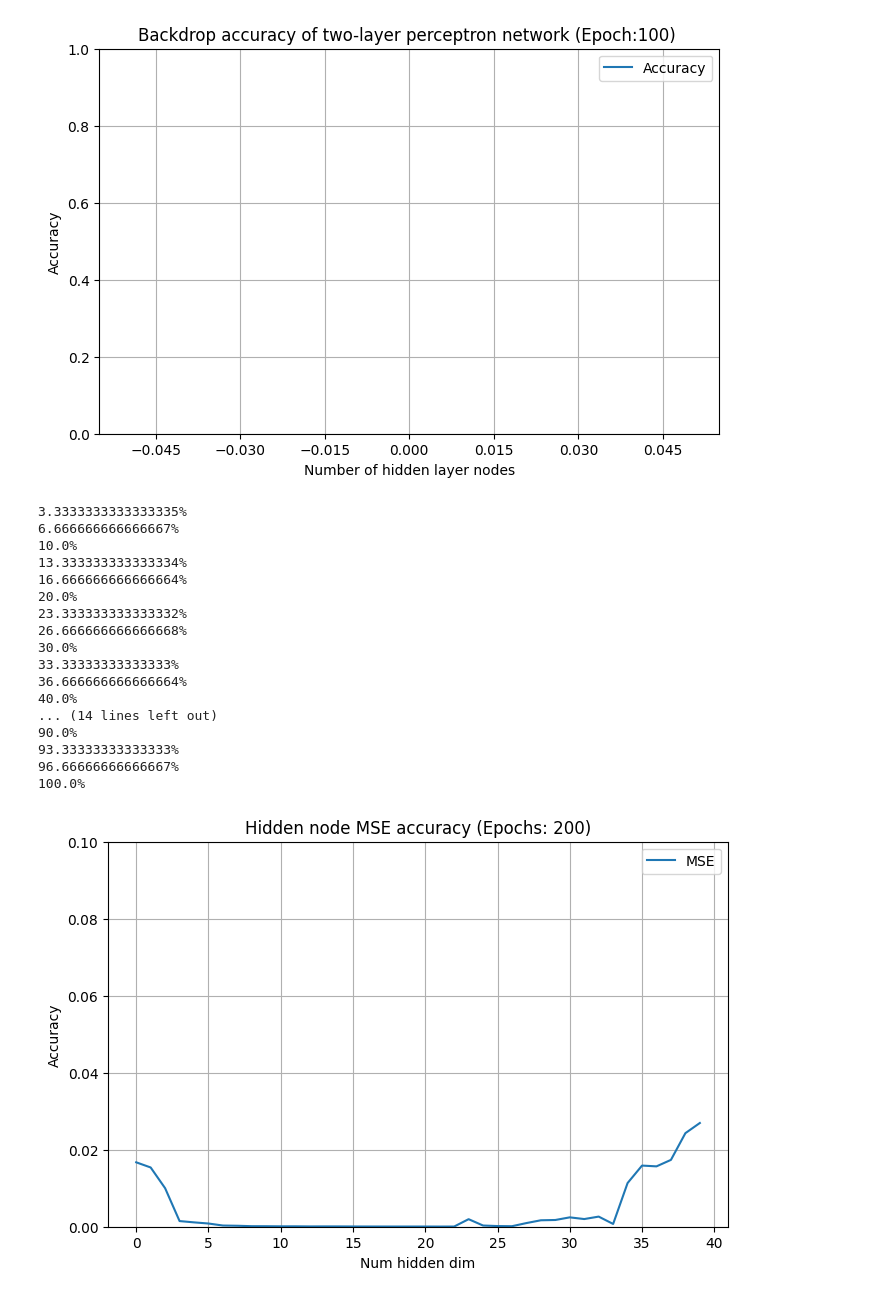
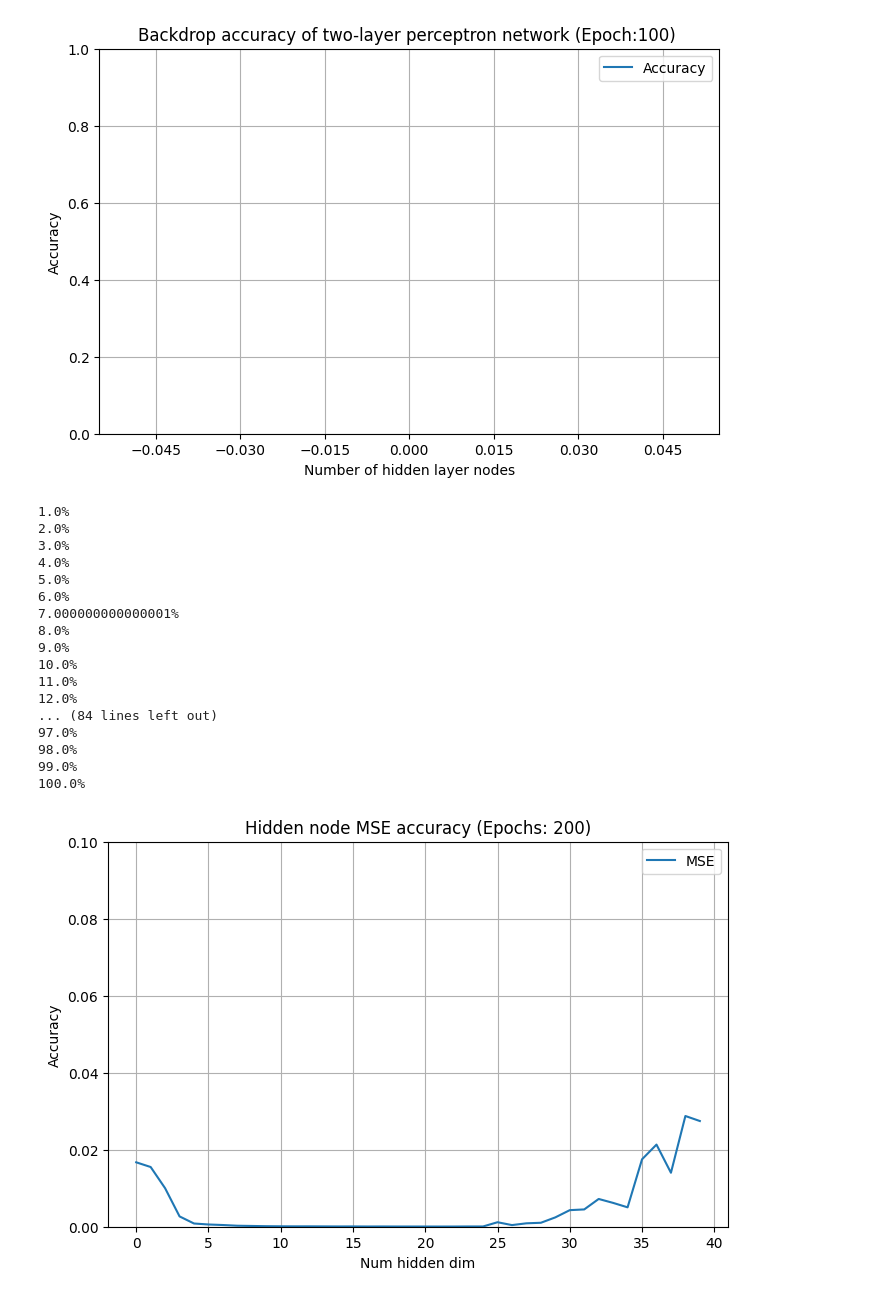
Before and after one commit to Ton3t3/DD2437, a Jupyter notebook: lab_1b/lab_1b_part_one.ipynb, the cells around one changed output. Cells and saved outputs as stored; diff of their text form; code cells hidden in the pictures.

```diff
--- a/lab_1b/lab_1b_part_one.ipynb
+++ b/lab_1b/lab_1b_part_one.ipynb
@@ -482,7 +482,7 @@ x_train = np.vstack((x,y))
 number_epochs = 200
 hidden_nodes = 40
 total_hidden_node_mse = []
-num_iterations = 30
+num_iterations = 100
 for a in range(num_iterations):
   hidden_node_mse = []
   for i in range(hidden_nodes):
@@ -494,46 +494,46 @@ for a in range(num_iterations):
     # ax.set_ylabel('y')
     # ax.set_zlabel('z')
     # ax.set_title(f"Num hidden dimensions: {i}")
     # title = f'Backprop with two-layer perceptron network (Hidden layer: {i})'
     # plot_accuracy(mse_history, classification_accuracy_history, title)
     # print(f"MSE end: {mse_history[-1]}\n")
     hidden_node_mse.append(mse_history[-1])
   if a == 0:
     total_hidden_node_mse = np.array(hidden_node_mse).reshape(1,hidden_nodes)
   else:
     new_hidden_node_mse = np.array(hidden_node_mse).reshape(1,hidden_nodes)
     total_hidden_node_mse = np.vstack((new_hidden_node_mse, total_hidden_node_mse))
   # print(np.array(total_hidden_node_mse).shape)
   print(f"{(a+1)/num_iterations*100}%")
 total_hidden_node_mse = np.array(total_hidden_node_mse).reshape(num_iterations, hidden_nodes)
 plot_total_hidden_node_mse = np.mean(total_hidden_node_mse, axis=0)
 # print(plot_total_hidden_node_mse.shape)
 plt.figure(figsize=(8, 5))
 plt.plot(plot_total_hidden_node_mse, label='MSE')
 plt.title(f"Hidden node MSE accuracy (Epochs: {number_epochs})")
 plt.xlabel('Num hidden dim')
 plt.ylabel('Accuracy')
 plt.ylim(0, 0.1)
 plt.grid()
 plt.gca().xaxis.set_major_locator(MaxNLocator(integer=True))
 plt.legend()
 plt.show()
 # %% [output]
-3.3333333333333335%
-6.666666666666667%
+1.0%
+2.0%
+3.0%
+4.0%
+5.0%
+6.0%
+7.000000000000001%
+8.0%
+9.0%
 10.0%
-13.333333333333334%
-16.666666666666664%
-20.0%
-23.333333333333332%
-26.666666666666668%
-30.0%
-33.33333333333333%
-36.666666666666664%
-40.0%
-... (14 lines left out)
-90.0%
-93.33333333333333%
-96.66666666666667%
+11.0%
+12.0%
+... (84 lines left out)
+97.0%
+98.0%
+99.0%
 100.0%
-[figure, old version]
+[figure, new version]
```
